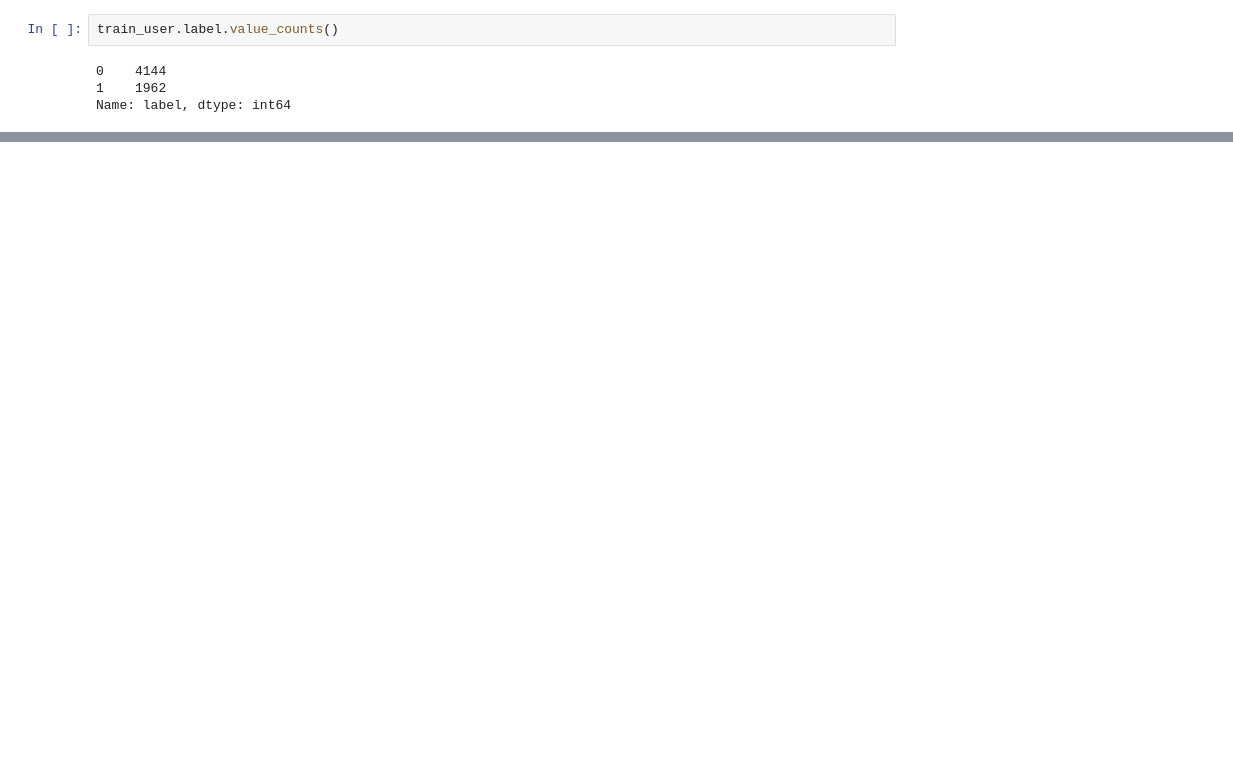
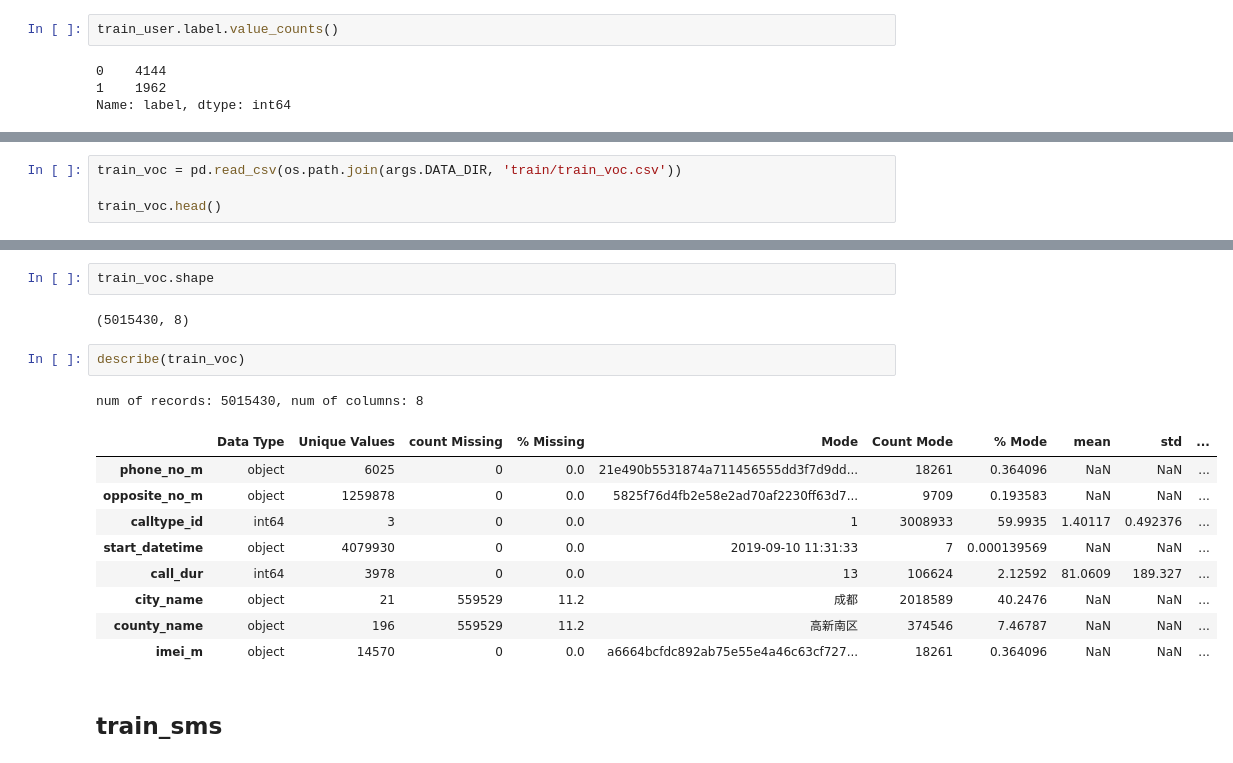
Before and after one commit to mayi140611/myappsexlib, a Jupyter notebook: a_0526_0710_sichuan_fraudtel_detection/0EDA.ipynb, the cells around one changed output, grey strips where cells are left out. Drawn from its saved outputs; the diff is of its cells as text; blank space fills up the shorter version.

```diff
--- a/a_0526_0710_sichuan_fraudtel_detection/0EDA.ipynb
+++ b/a_0526_0710_sichuan_fraudtel_detection/0EDA.ipynb
@@ -138,0 +173,4 @@ Name: label, dtype: int64
+# %%
+train_voc = pd.read_csv(os.path.join(args.DATA_DIR, 'train/train_voc.csv'))
+
+train_voc.head()
@@ -138,0 +184,19 @@ Name: label, dtype: int64
+# %%
+train_voc.shape
+# %% [output]
+(5015430, 8)
+# %%
+describe(train_voc)
+# %% [output]
+num of records: 5015430, num of columns: 8
+|  | Data Type | Unique Values | count Missing | % Missing | Mode | Count Mode | % Mode | mean | std | ... |
+| phone_no_m | object | 6025 | 0 | 0.0 | 21e490b5531874a711456555dd3f7d9dd... | 18261 | 0.364096 | NaN | NaN | ... |
+| opposite_no_m | object | 1259878 | 0 | 0.0 | 5825f76d4fb2e58e2ad70af2230ff63d7... | 9709 | 0.193583 | NaN | NaN | ... |
+| calltype_id | int64 | 3 | 0 | 0.0 | 1 | 3008933 | 59.9935 | 1.40117 | 0.492376 | ... |
+| start_datetime | object | 4079930 | 0 | 0.0 | 2019-09-10 11:31:33 | 7 | 0.000139569 | NaN | NaN | ... |
+| call_dur | int64 | 3978 | 0 | 0.0 | 13 | 106624 | 2.12592 | 81.0609 | 189.327 | ... |
+| city_name | object | 21 | 559529 | 11.2 | 成都 | 2018589 | 40.2476 | NaN | NaN | ... |
+| county_name | object | 196 | 559529 | 11.2 | 高新南区 | 374546 | 7.46787 | NaN | NaN | ... |
+| imei_m | object | 14570 | 0 | 0.0 | a6664bcfdc892ab75e55e4a46c63cf727... | 18261 | 0.364096 | NaN | NaN | ... |
+# %% [markdown]
+## train_sms
```
Also changed, not shown: parts of 23 cells of this notebook, 30 other files.
